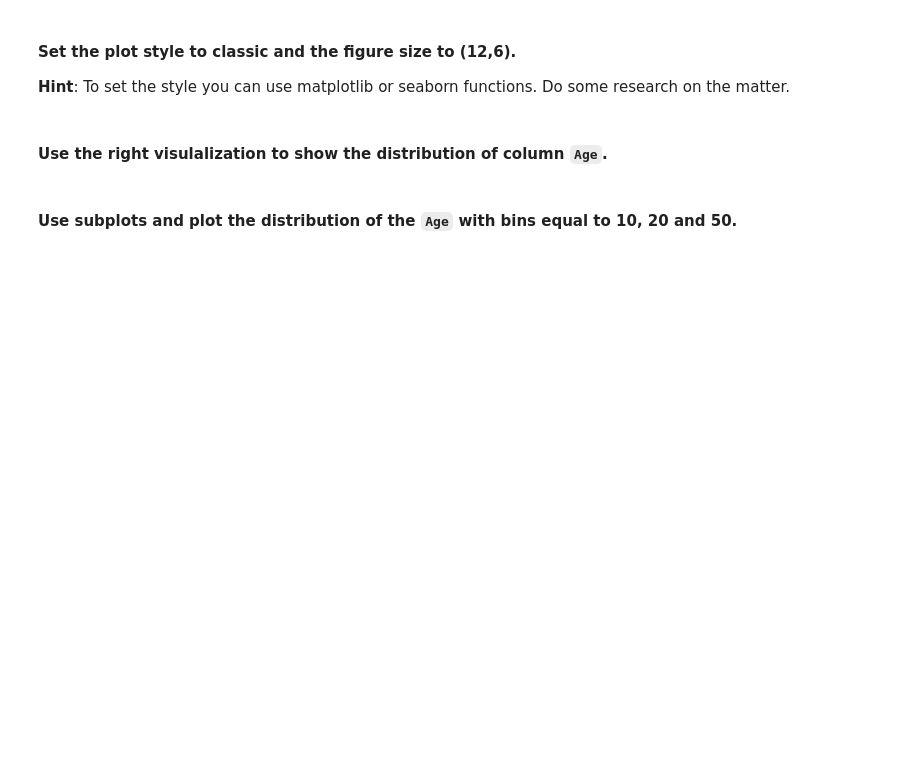
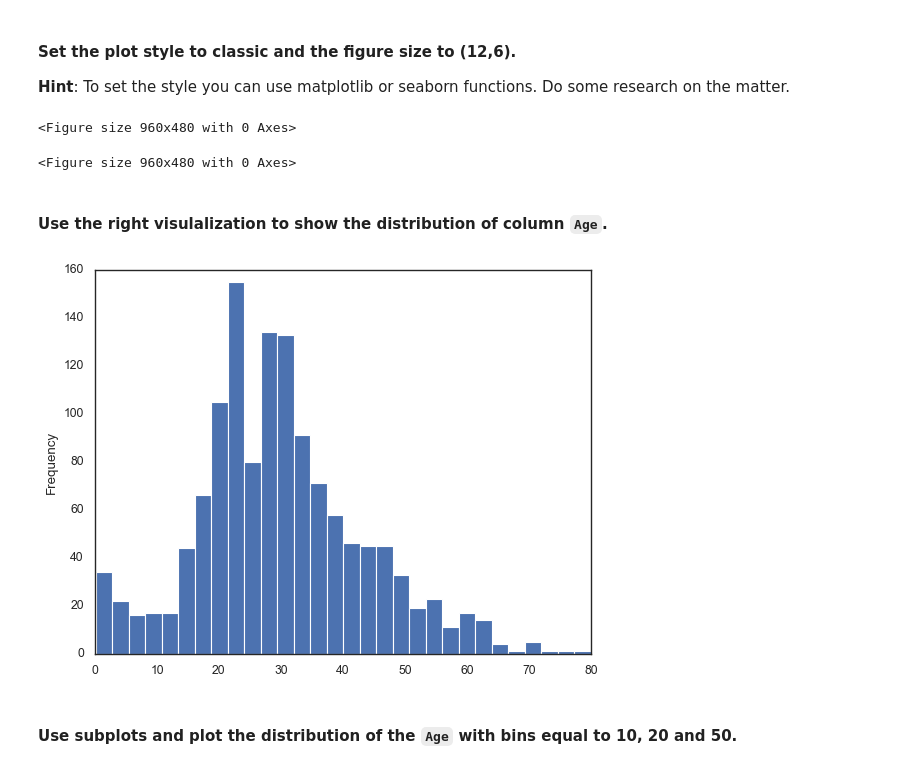
Before and after one commit to Ironhack-Data-Madrid-Octubre-2023/5.2-lab_matplotlib_seaborn, a Jupyter notebook: your-code/main.ipynb, the cells around one changed output. Saved outputs shown, nothing was run; the diff lists cells and outputs as text; code cells hidden in the pictures; blank space fills up the shorter version.

```diff
--- a/your-code/main.ipynb
+++ b/your-code/main.ipynb
@@ -79,3 +98,5 @@ fitbit.groupby('Work_or_Weekend')['Steps'].median().plot(kind='bar');
 * table: `titanic`
 # %%
 # your code here
+titanic = pd.read_csv('../data/titanic.csv', encoding='latin1')
+titanic
@@ -97,10 +177,18 @@ fitbit.groupby('Work_or_Weekend')['Steps'].median().plot(kind='bar');
 **Hint**: To set the style you can use matplotlib or seaborn functions. Do some research on the matter.
 # %%
 # your code here
+sns.set(style='white')
+plt.figure(figsize=(12, 6))
+# %% [output]
+<Figure size 960x480 with 0 Axes>
+<Figure size 960x480 with 0 Axes>
 # %% [markdown]
 #### Use the right visulalization to show the distribution of column `Age`.
 # %%
 # your code here
+titanic['Age'].plot.hist(bins=30);
+# %% [output]
+[figure, added]
 # %% [markdown]
 #### Use subplots and plot the distribution of the `Age`  with bins equal to 10, 20 and 50.
 # %%
```
Also changed, not shown: parts of 32 cells of this notebook, 2 other files.
